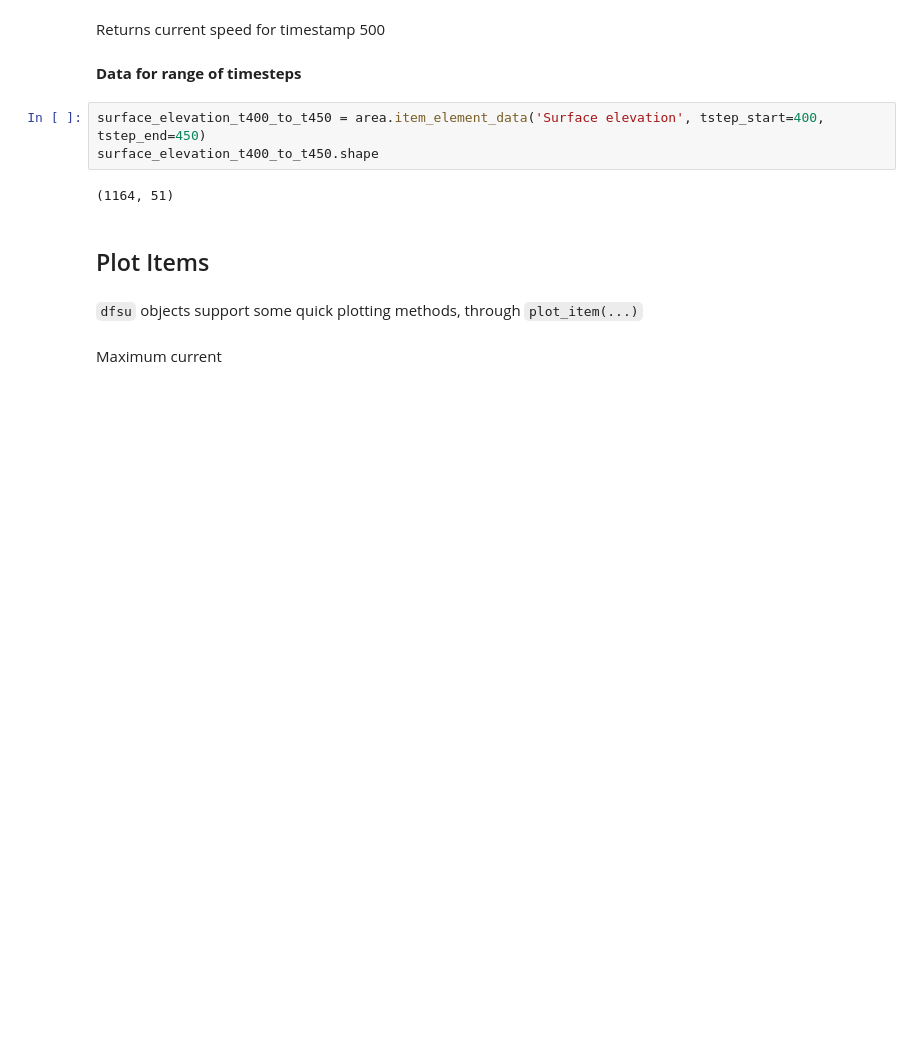
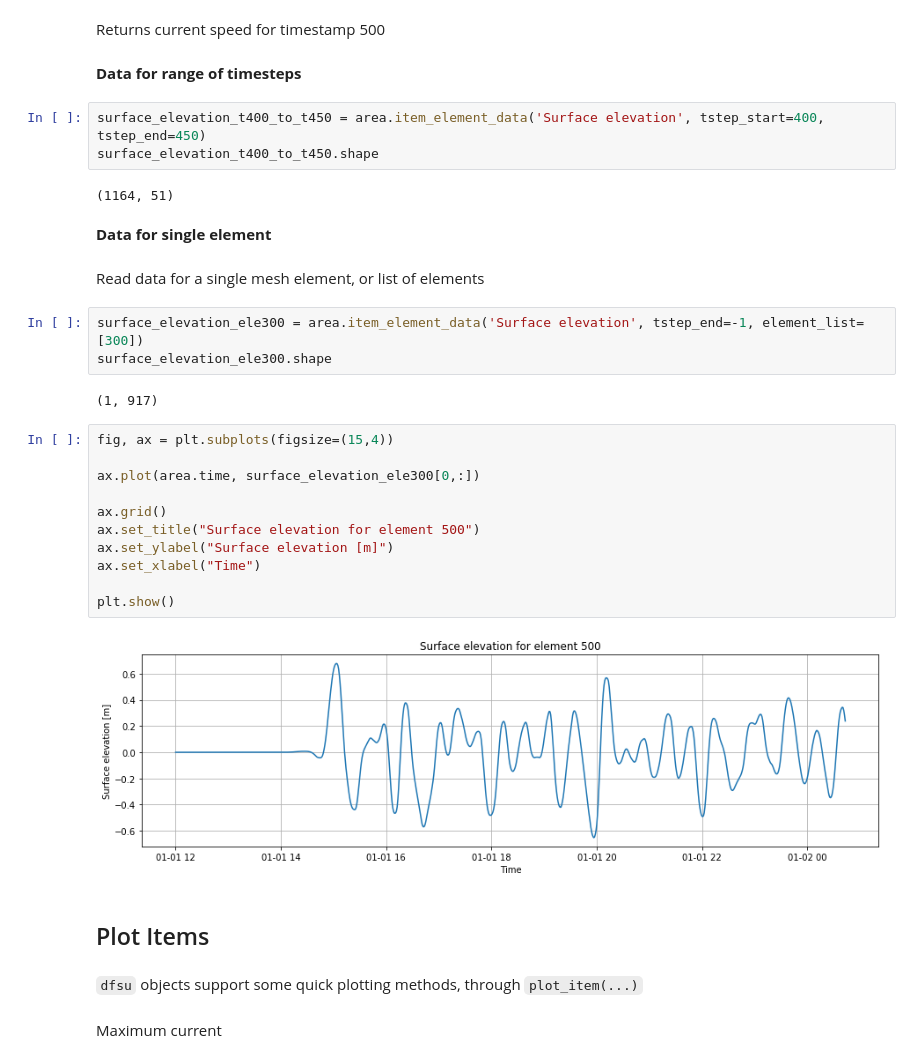
Before and after one commit to robjameswall/dhitools, a Jupyter notebook: notebooks/dfsu_analysis.ipynb, the cells around one changed output. Saved outputs shown, nothing was run; the diff lists cells and outputs as text; blank space fills up the shorter version.

Commit message:
included example for reading single element

```diff
--- a/notebooks/dfsu_analysis.ipynb
+++ b/notebooks/dfsu_analysis.ipynb
@@ -141,6 +175,28 @@ surface_elevation_t400_to_t450 = area.item_element_data('Surface elevation', tst
 surface_elevation_t400_to_t450.shape
 # %% [output]
 (1164, 51)
+# %% [markdown]
+**Data for single element**
+# %% [markdown]
+Read data for a single mesh element, or list of elements
+# %%
+surface_elevation_ele300 = area.item_element_data('Surface elevation', tstep_end=-1, element_list=[300])
+surface_elevation_ele300.shape
+# %% [output]
+(1, 917)
+# %%
+fig, ax = plt.subplots(figsize=(15,4))
+
+ax.plot(area.time, surface_elevation_ele300[0,:])
+
+ax.grid()
+ax.set_title("Surface elevation for element 500")
+ax.set_ylabel("Surface elevation [m]")
+ax.set_xlabel("Time")
+
+plt.show()
+# %% [output]
+[figure, added]
 # %% [markdown]
 ## Plot Items
 # %% [markdown]
```
Also changed, not shown: parts of 4 cells of this notebook.
